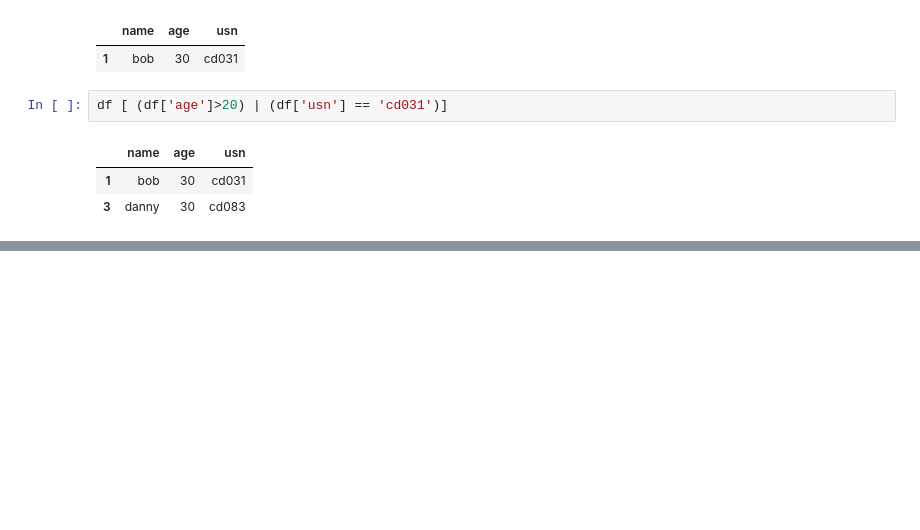
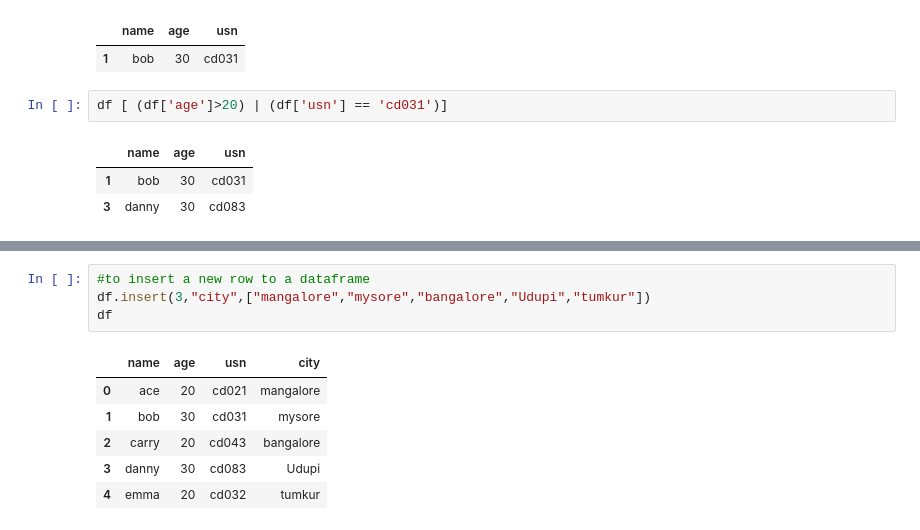
Before and after one commit to Prashanthjn/Data-Science, a Jupyter notebook: pandas/Dataframes.ipynb, the cells around one changed output, grey strips where cells are left out. Saved outputs shown, nothing was run; the diff lists cells and outputs as text; blank space fills up the shorter version.

```diff
--- a/pandas/Dataframes.ipynb
+++ b/pandas/Dataframes.ipynb
@@ -159,0 +257,11 @@ df [ (df['age']>20) | (df['usn'] == 'cd031')]
+# %%
+#to insert a new row to a dataframe
+df.insert(3,"city",["mangalore","mysore","bangalore","Udupi","tumkur"])
+df
+# %% [output]
+|  | name | age | usn | city |
+| 0 | ace | 20 | cd021 | mangalore |
+| 1 | bob | 30 | cd031 | mysore |
+| 2 | carry | 20 | cd043 | bangalore |
+| 3 | danny | 30 | cd083 | Udupi |
+| 4 | emma | 20 | cd032 | tumkur |
```
Also changed, not shown: parts of 13 cells of this notebook.
